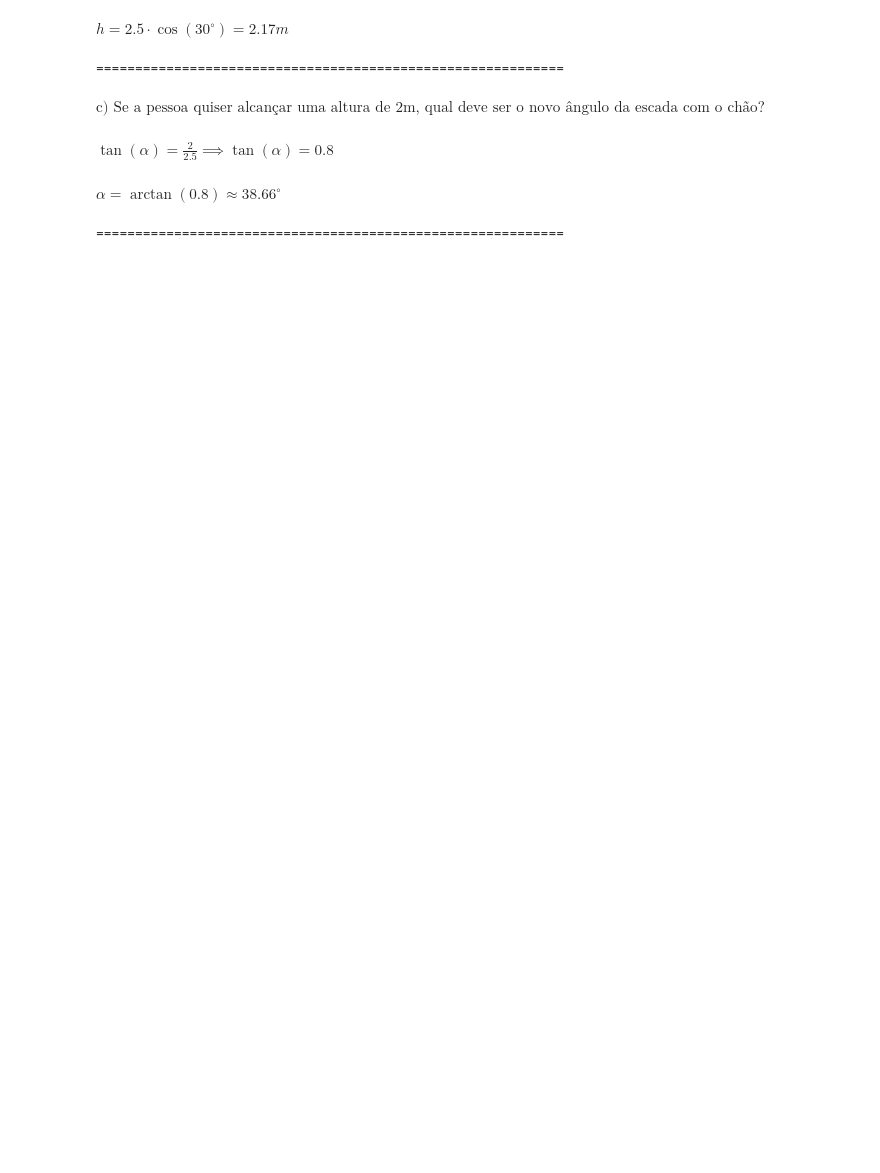
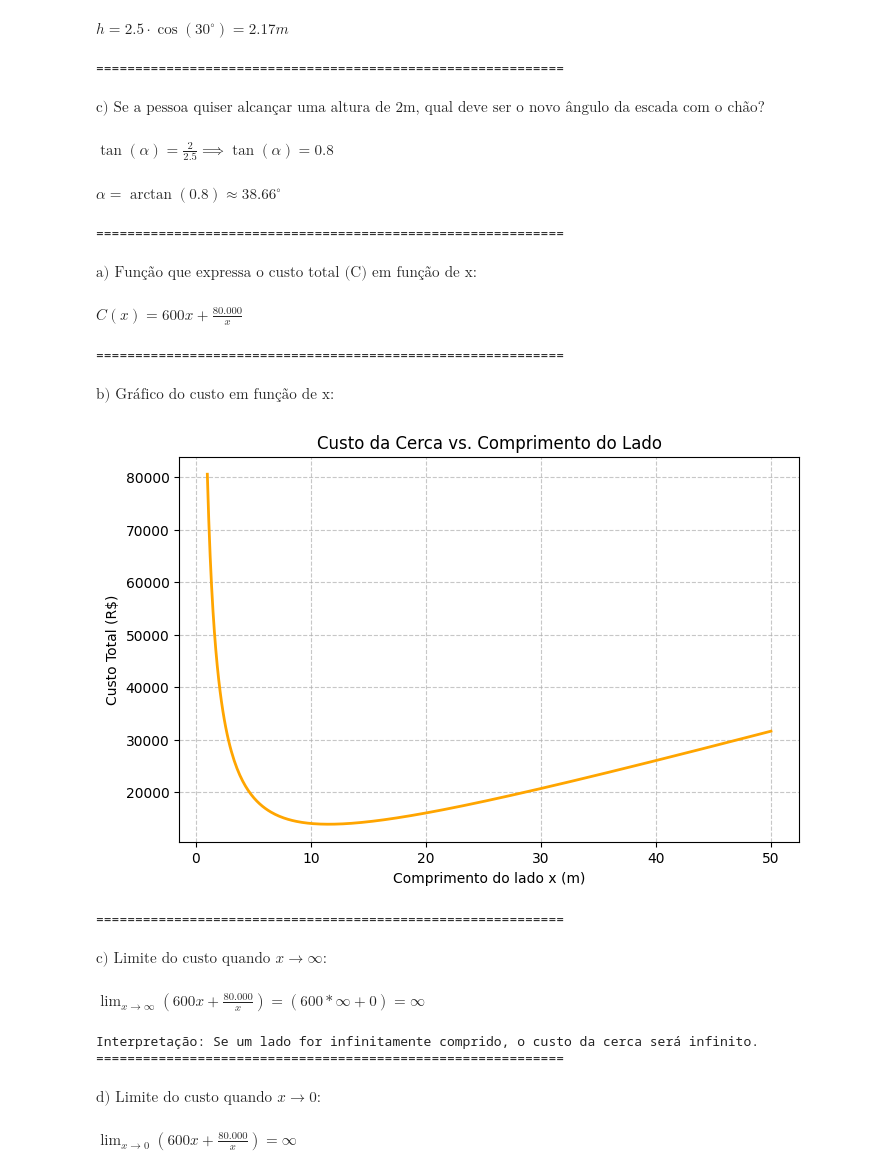
Before and after one commit to SUGURU-Get0U/RAs_python, a Jupyter notebook: TDE01.ipynb, the cells around one changed output. Cells and saved outputs as stored; diff of their text form; code cells hidden in the pictures; blank space fills up the shorter version.

```diff
--- a/TDE01.ipynb
+++ b/TDE01.ipynb
@@ -86,3 +76,82 @@ $\displaystyle \text{c) Se a pessoa quiser alcançar uma altura de 2m, qual deve
 $\displaystyle \tan(\alpha) = \frac{2}{2.5} \implies \tan(\alpha) = 0.8$
 $\displaystyle \alpha = \arctan(0.8) \approx 38.66^\circ$
 ============================================================
+# %%
+# =======================================================================================
+# Importacao de bibliotecas para o trablalho
+import math
+from IPython.display import display, Math # biblioteca para mostrar as equacoes!
+import numpy as np
+import matplotlib.pyplot as plt # Graficos
+import sympy as sy
+
+
+
+
+# EXERCICIO 2
+'''
+ 2) Um terreno retangular tem área de 200 m² e deve ser cercado da seguinte maneira: dois lados opostos
+devem receber uma cerca reforçada que custa R$ 300,00 o metro, e os dois lados restantes recebem uma
+cerca padrão de R$ 200,00 o metro.
+'''
+
+# a) Modele uma função que expressa o custo total de cerca deste terreno?
+display(Math(r'\text{a) Função que expressa o custo total (C) em função de x:}'))
+
+# Declarando a variável simbólica x (comprimento de um dos lados)
+x_sym = sy.symbols('x')
+
+# Modelagem:
+# Lados reforçados: 2 * 300 * x = 600x
+# Lados padrão: 2 * 200 * (200/x) = 80000/x
+custo_simbolico = 600 * x_sym + 80000 / x_sym
+
+# Exibindo a fórmula formatada
+display(Math(rf'C(x) = 600x + \frac{{80.000}}{{x}}'))
+print(("==" * 30))
+
+# b) Plote um gráfico que represente o custo da cerca em função do comprimento do terreno.
+display(Math(r'\text{b) Gráfico do custo em função de x:}'))
+
+# Criando um intervalo de valores para x (evitando o zero para não dar erro de divisão)
+x_vals = np.linspace(1, 50, 400)
+# Calculando o custo para cada valor de x
+y_vals = 600 * x_vals + 80000 / x_vals
+
+plt.figure(figsize=(8, 5))
+plt.plot(x_vals, y_vals, color="orange", linewidth=2.0)
+plt.grid(True, linestyle='--', alpha=0.7)
+plt.xlabel('Comprimento do lado x (m)')
+plt.ylabel('Custo Total (R$)')
+plt.title("Custo da Cerca vs. Comprimento do Lado")
+plt.show()
+print(("==" * 30))
+
+# c) Determine o limite do custo quando o x tende ao infinito.
+display(Math(r'\text{c) Limite do custo quando } x \to \infty:'))
+limite_inf = sy.limit(custo_simbolico, x_sym, sy.oo)
+
+display(Math(rf'\lim_{{x \to \infty}} \left( 600x + \frac{{80.000}}{{x}} \right) = (600 * \infty + 0) = \infty'))
+print("Interpretação: Se um lado for infinitamente comprido, o custo da cerca será infinito.")
+print(("==" * 30))
+
+# d) Determine o limite do custo quando o x tende a zero.
+display(Math(r'\text{d) Limite do custo quando } x \to 0:'))
+limite_zero = sy.limit(custo_simbolico, x_sym, 0)
+
+display(Math(rf'\lim_{{x \to 0}} \left( 600x + \frac{{80.000}}{{x}} \right) = \infty'))
+print("Interpretação: Se um lado for quase zero, o outro deve ser gigante para manter a área, tornando o custo infinito.")
+print(("==" * 30))
+# %% [output]
+$\displaystyle \text{a) Função que expressa o custo total (C) em função de x:}$
+$\displaystyle C(x) = 600x + \frac{80.000}{x}$
+============================================================
+$\displaystyle \text{b) Gráfico do custo em função de x:}$
+[figure, added]
+============================================================
+$\displaystyle \text{c) Limite do custo quando } x \to \infty:$
+$\displaystyle \lim_{x \to \infty} \left( 600x + \frac{80.000}{x} \right) = (600 * \infty + 0) = \infty$
+Interpretação: Se um lado for infinitamente comprido, o custo da cerca será infinito.
+============================================================
+$\displaystyle \text{d) Limite do custo quando } x \to 0:$
+$\displaystyle \lim_{x \to 0} \left( 600x + \frac{80.000}{x} \right) = \infty$
```
Also changed, not shown: parts of 3 cells of this notebook.
